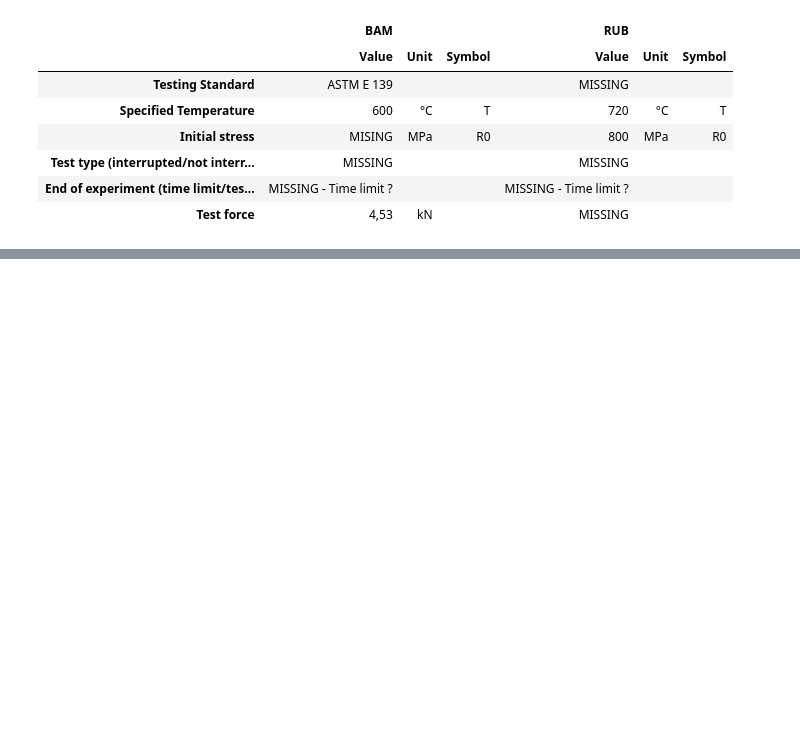
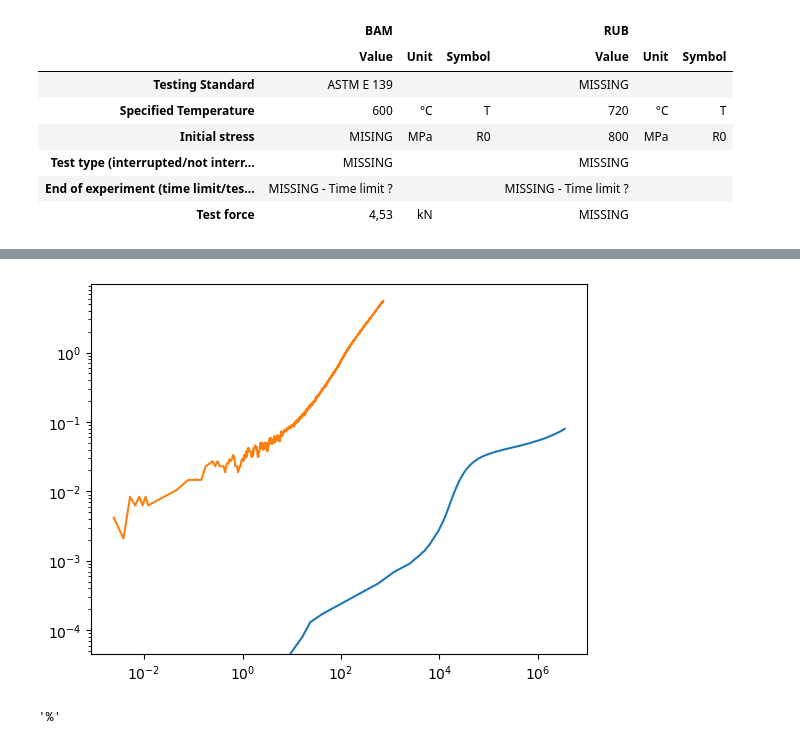
Before and after one commit to luisalexanderavila/IUC02-NFDI-MatWerk, a Jupyter notebook: Notebooks/02_CompareDataSources.ipynb, the cells around one changed output, grey strips where cells are left out. Cells and saved outputs as stored; diff of their text form; code cells hidden in the pictures; blank space fills up the shorter version.

```diff
--- a/Notebooks/02_CompareDataSources.ipynb
+++ b/Notebooks/02_CompareDataSources.ipynb
@@ -57,0 +103,17 @@ import matplotlib.pyplot as plt
+# %%
+yr =  compliant_rub_data['Primary data']['Test results']['raw_elongations']['Value']
+xr = compliant_rub_data['Primary data']['Test results']['raw_times']['Value']
+# %%
+yb =  compliant_bam_data['Primary data']['Test results']['raw_elongations']['Value']
+xb = compliant_bam_data['Primary data']['Test results']['raw_times']['Value']
+# %%
+plt.plot(xr, yr)
+plt.plot(xb, yb)
+plt.xscale('log')
+plt.yscale('log')
+# %% [output]
+[figure, added]
+# %%
+compliant_bam_data['Primary data']['Test results']['raw_elongations']['Unit']
+# %% [output]
+'%'
```
Also changed, not shown: parts of 6 cells of this notebook, 4 other files.
